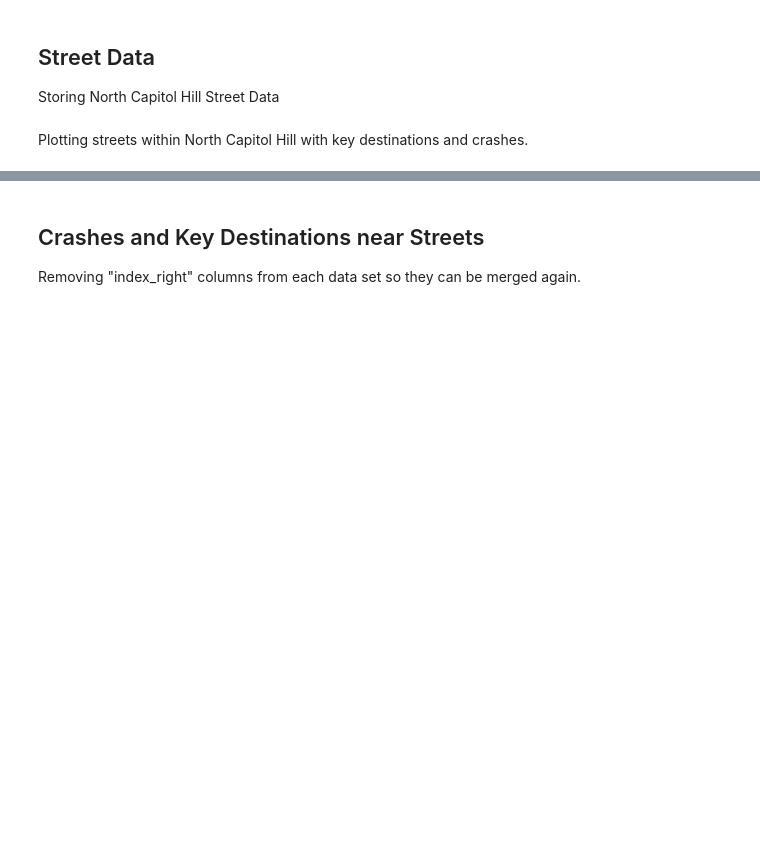
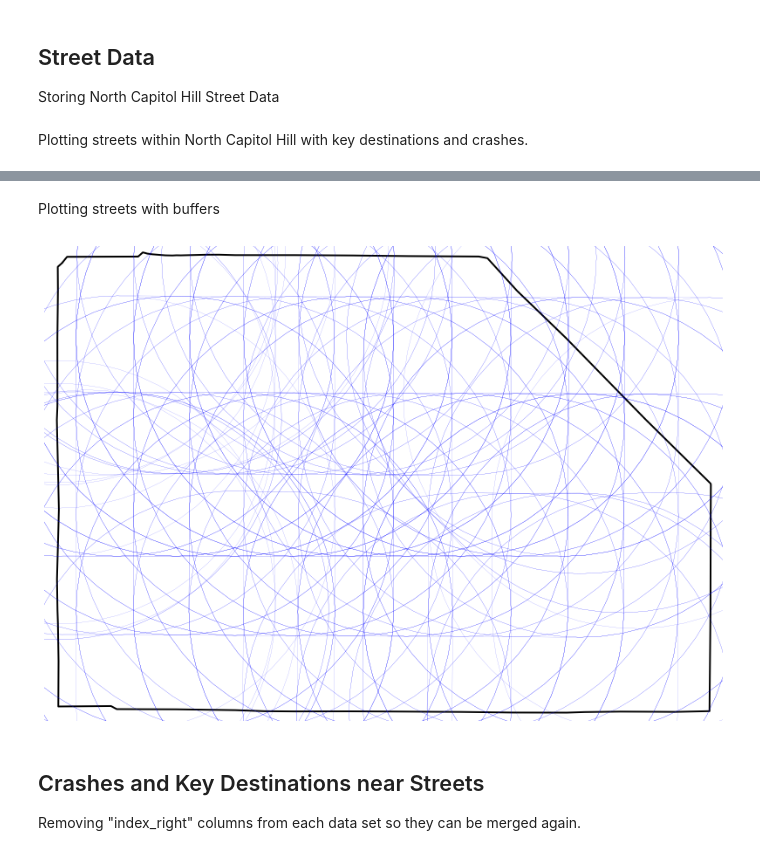
Before and after one commit to schmidmt/Finding-Optional-Shared-Streets, a Jupyter notebook: notebooks/Finding Optimal Shared Streets Tutorial.ipynb, the cells around one changed output, grey strips where cells are left out. Cells and saved outputs as stored; diff of their text form; code cells hidden in the pictures; blank space fills up the shorter version.

```diff
--- a/notebooks/Finding Optimal Shared Streets Tutorial.ipynb
+++ b/notebooks/Finding Optimal Shared Streets Tutorial.ipynb
@@ -398,0 +400,6 @@ school_data.plot(ax = base, color = "purple", markersize = 50);
+# %%
+street_buffers = ox.utils_graph.graph_to_gdfs(street_data, edges=True, nodes=False)\
+    .to_crs(epsg=util.CONFIG.local_crs)
+street_buffers["geometry"] = street_buffers["geometry"].buffer(400)
+street_buffers = street_buffers.to_crs(epsg=util.CONFIG.base_crs)
+street_buffers.head()
@@ -399,3 +414,13 @@ school_data.plot(ax = base, color = "purple", markersize = 50);
+# %% [markdown]
+Plotting streets with buffers
+# %%
+fig, ax = plt.subplots(1, 1, figsize=(15, 10), facecolor="white")
+fig, base = ox.plot_graph(street_data, node_alpha=0, show=False, bgcolor="white", ax=ax)
+nbrhds_of_interest.plot(column="NBRHD_NAME", ax=base, color="white", edgecolor="black", linewidth=2)
+#street_data.plot(ax = base, color = "black", linewidth = 1)
+street_buffers.plot(ax = base, color = "none", edgecolor = "blue", linewidth = 0.1);
+# %% [output]
+[figure, added]
 # %% [markdown]
 ## Crashes and Key Destinations near Streets
 Removing "index_right" columns from each data set so they can be merged again.
```
Also changed, not shown: parts of 23 cells of this notebook.
